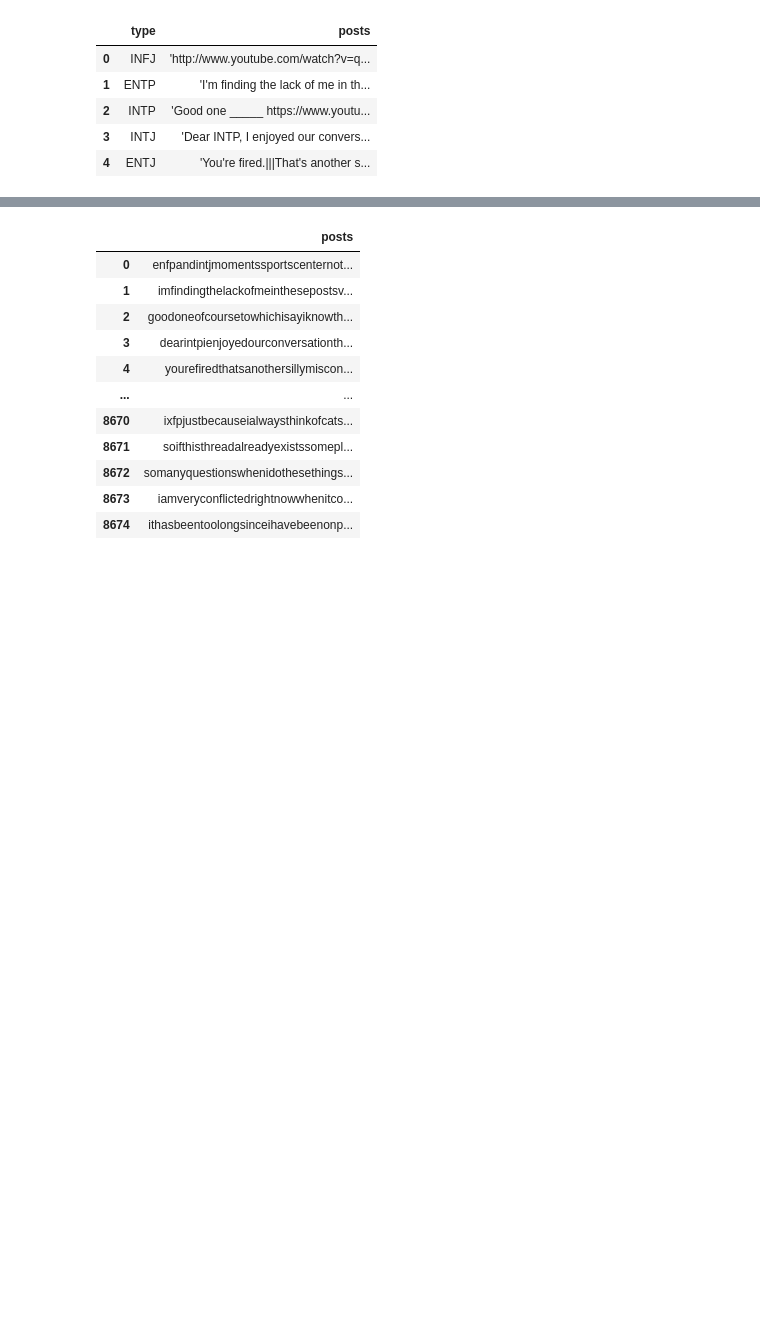
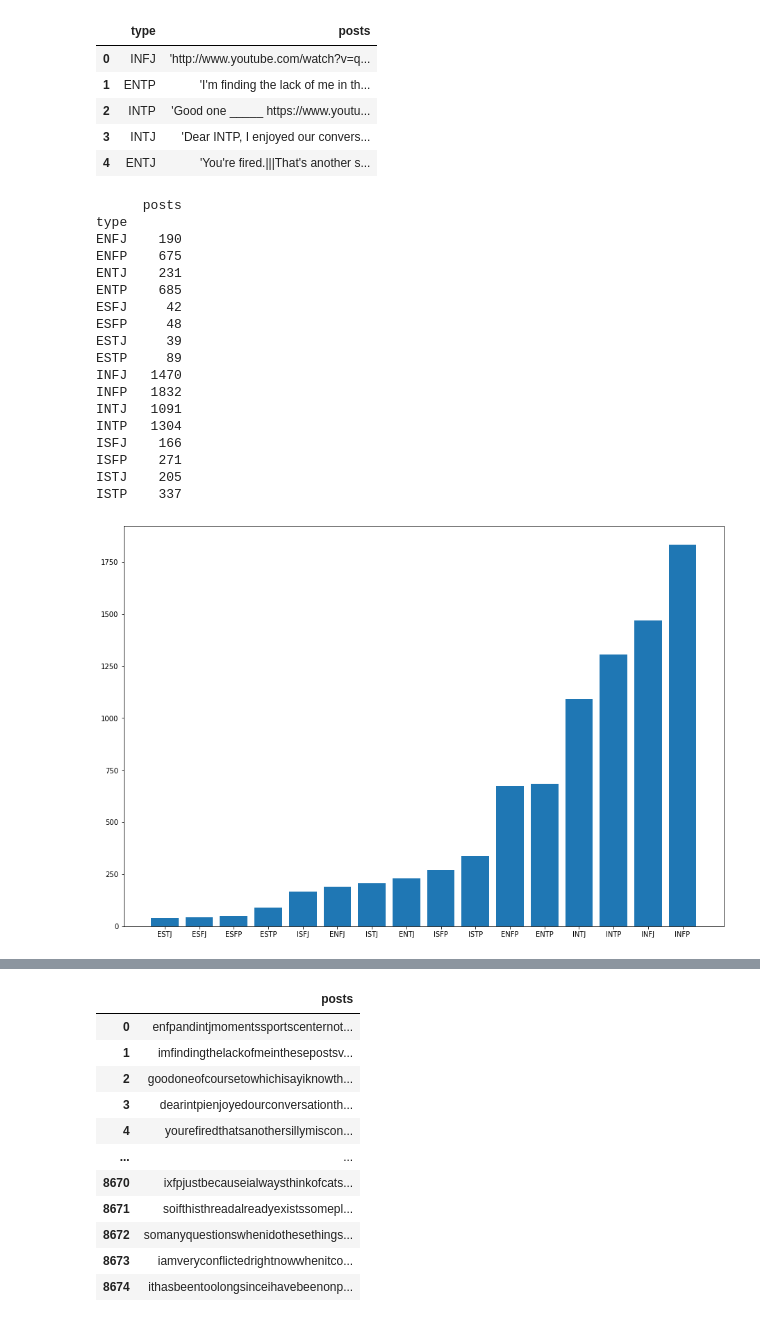
Before and after one commit to nalisharathod01/Myers-Briggs-Personality-Prediction, a Jupyter notebook: FastText.ipynb, the cells around one changed output, grey strips where cells are left out. Drawn from its saved outputs; the diff is of its cells as text; code cells hidden in the pictures; blank space fills up the shorter version.

```diff
--- a/FastText.ipynb
+++ b/FastText.ipynb
@@ -18,6 +20,44 @@ df_data.head()
 | 2 | INTP | 'Good one _____ https://www.youtu... |
 | 3 | INTJ | 'Dear INTP, I enjoyed our convers... |
 | 4 | ENTJ | 'You're fired.|||That's another s... |
+# %%
+# Function To check Classes in data
+def count_class(DataFrame,count = False ,plot = False):
+    # considering 1st Column is for classes
+    Classes = list(df_data[df_data.columns[0]].unique())
+    #print(Classes)
+    if plot or count:
+        count_type = df_data.groupby('type').count()
+    if count : print(count_type)
+    if plot:
+        fig = plt.figure()
+        ax = fig.add_axes([0,0,2,2])
+        count_type_temp = count_type.sort_values('posts')
+        ax.bar(count_type_temp.index,count_type_temp['posts'])
+        plt.show()
+    return Classes
+# %%
+classes = count_class(df_data,True,True)
+# %% [output]
+      posts
+type
+ENFJ    190
+ENFP    675
+ENTJ    231
+ENTP    685
+ESFJ     42
+ESFP     48
+ESTJ     39
+ESTP     89
+INFJ   1470
+INFP   1832
+INTJ   1091
+INTP   1304
+ISFJ    166
+ISFP    271
+ISTJ    205
+ISTP    337
+[figure, added]
 # %%
 df_data.posts = df_data.posts.replace(r'[|||]', r' ', regex=True)
 df_types = pd.DataFrame(df_data.drop('posts', 1))
```
Also changed, not shown: parts of 9 cells of this notebook.
